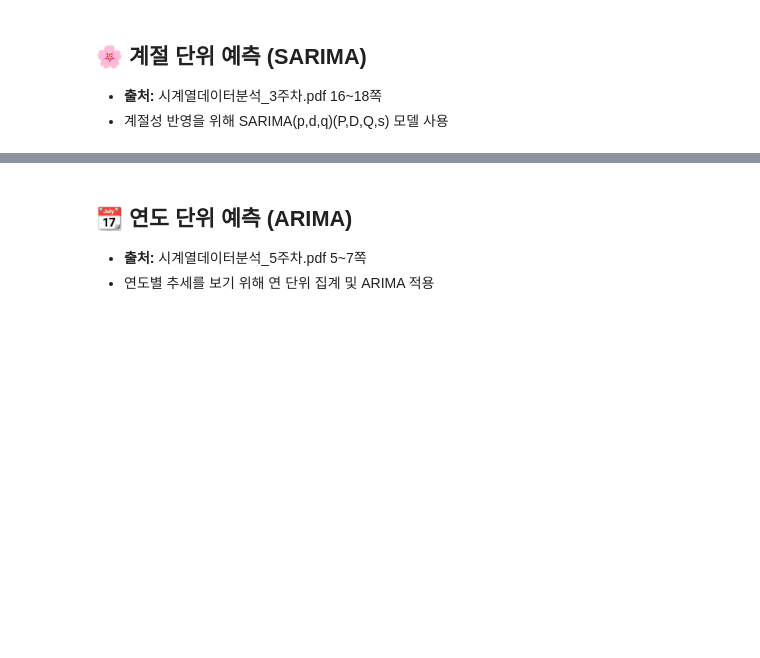
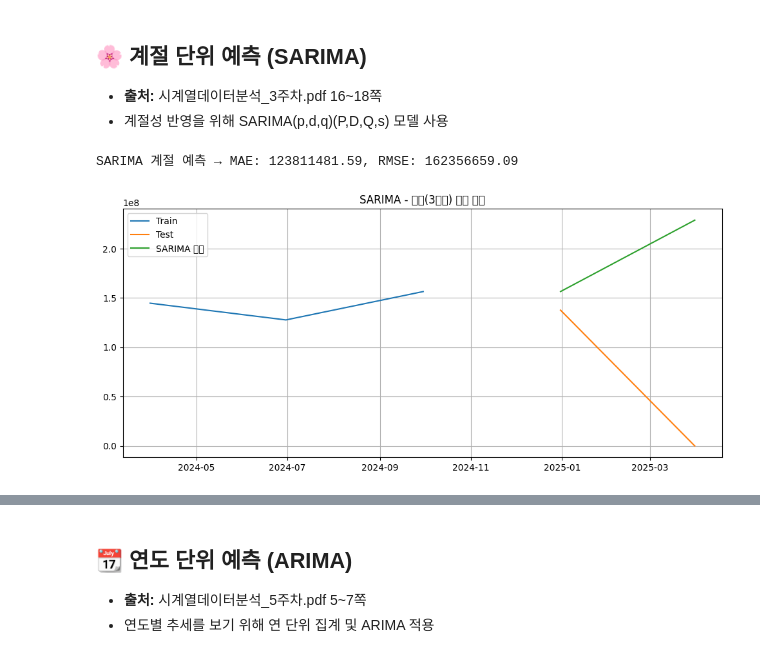
Before and after one commit to doyoung241/-, a Jupyter notebook: 전력수요_예측_3관점_완성본.ipynb, the cells around one changed output, grey strips where cells are left out. Saved outputs shown, nothing was run; the diff lists cells and outputs as text; code cells hidden in the pictures; blank space fills up the shorter version.

```diff
--- a/전력수요_예측_3관점_완성본.ipynb
+++ b/전력수요_예측_3관점_완성본.ipynb
@@ -55,23 +91,29 @@ plt.show()
 - 계절성 반영을 위해 SARIMA(p,d,q)(P,D,Q,s) 모델 사용
 # %%
 # 분기별(3개월) 리샘플링
-df_q = df.resample('Q').sum()
+df_q = df.resample('Q-DEC').sum()  # FutureWarning 회피
 train_q = df_q.iloc[:-2]
 test_q = df_q.iloc[-2:]
 
+# SARIMA 모델 학습
 model = SARIMAX(train_q, order=(1,1,1), seasonal_order=(1,1,1,4))
-model_fit = model.fit()
+model_fit = model.fit(disp=False)
 pred = model_fit.forecast(len(test_q))
 
+# 성능 평가 (버전 호환용)
 mae = mean_absolute_error(test_q, pred)
-rmse = mean_squared_error(test_q, pred, squared=False)
+rmse = mean_squared_error(test_q, pred) ** 0.5  # ✅ 여기 수정
 print(f'SARIMA 계절 예측 → MAE: {mae:.2f}, RMSE: {rmse:.2f}')
 
 # 시각화
 plt.figure(figsize=(12,5))
 plt.plot(train_q, label='Train')
 plt.plot(test_q, label='Test')
 plt.plot(pred, label='SARIMA 예측')
 plt.title('SARIMA - 계절(3개월) 단위 예측')
 plt.legend()
+plt.grid(True)
 plt.show()
+# %% [output]
+SARIMA 계절 예측 → MAE: 123811481.59, RMSE: 162356659.09
+[figure, added]
```
Also changed, not shown: parts of 5 cells of this notebook.
